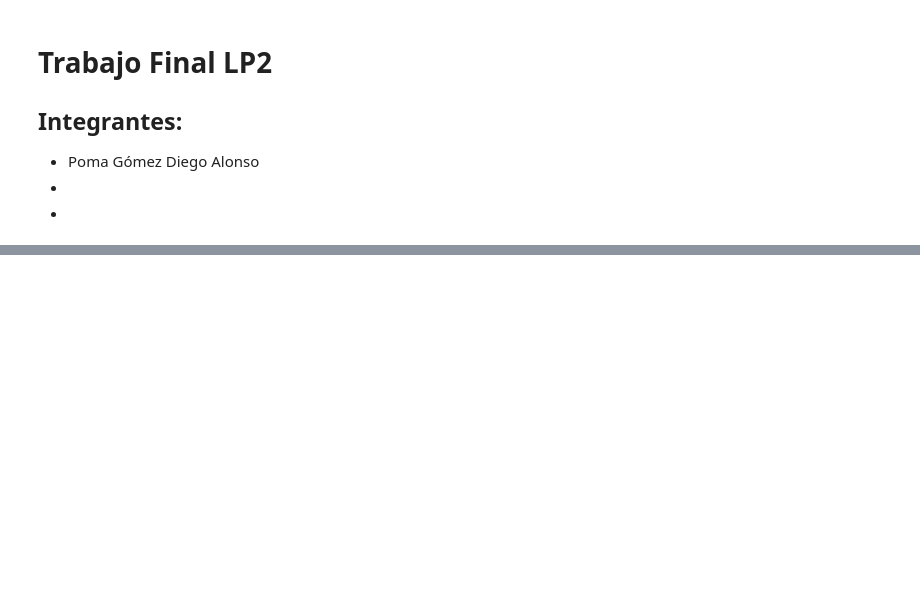
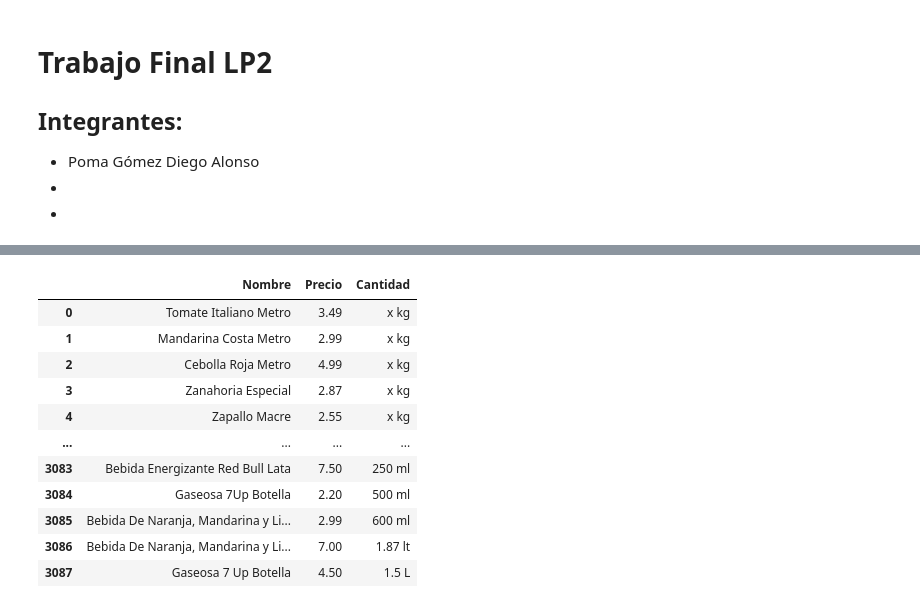
Before and after one commit to Diego020A/Trabajo_Final_LP2, a Jupyter notebook: Final_LP2.ipynb, the cells around one changed output, grey strips where cells are left out. Drawn from its saved outputs; the diff is of its cells as text; code cells hidden in the pictures; blank space fills up the shorter version.

```diff
--- a/Final_LP2.ipynb
+++ b/Final_LP2.ipynb
@@ -89,0 +15,4 @@ Café Instantáneo Altomayo Clásico 50g
+# %%
+# Ingresa producto y correo electrónico
+producto= input("Ingrese el producto a comparar: ")
+correo= input("Ingrese su dirección de correo electrónico (ej: example@gmail) ")
@@ -191,6 +147,10 @@ S/4.50
 # %%
-# Limpieza de datos para crear columna Cantidad
+# LIMPIEZA Y ESTRUCTURACIÓN DE DATOS DESCARGADOS
+
+# Se crea la columna Cantidad
+# Se importan librerias
 import re
+import pandas as pd
 
 total1=[]
 saco1=[]      # Nombre y Precio
@@ -215,57 +175,84 @@ for i in total_datos:
                 saco2.append('Pack') #se almacena pack como cantidad
             elif len(z)>0:
                 saco2.append('Mix') # se almacena Mix como cantidad
 
             elif len(x)>0:
                 if len(w)>0:
                     saco2.append(w[0])
 
-
             elif len(x)==0:
                 if len(oq)==0:
-                    saco2.append('1 unidad')
+                    if len(u)>0:
+                        saco2.append('Duo')
+                    else:
+                        saco2.append('1 unidad')
                 elif len(o)>0:
                     saco2.append(q[0])
-                elif len(u)>=0:
-                    #v=re.findall('\d+\s+([Mm]l|[Kk]g|g|[Uu]nid|[Ll]t|[Ll]|[Ss]obres|gr|[Uu]n\.|[Uu]nidades|Filtrantes|[Ll]itro|[Ll]itros|[Uu]n|[Oo]nzas)',e)
-                    #v1=re.findall('\d+([Mm]l|[Kk]g|g|[Uu]nid|[Ll]t|[Ll]|[Ss]obres|gr|[Uu]n\.|[Uu]nidades|Filtrantes|[Ll]itro|[Ll]itros|[Uu]n|[Oo]nzas)',e)
+                elif len(u)==0:
+                    v=re.findall('\d+\s+([Mm]l|[Kk]g|g|[Uu]nid|[Ll]t|[Ll]|[Ss]obres|gr|[Uu]n\.|[Uu]nidades|Filtrantes|[Ll]itro|[Ll]itros|[Uu]n|[Oo]nzas)',e)
+                    v1=re.findall('\d+([Mm]l|[Kk]g|g|[Uu]nid|[Ll]t|[Ll]|[Ss]obres|gr|[Uu]n\.|[Uu]nidades|Filtrantes|[Ll]itro|[Ll]itros|[Uu]n|[Oo]nzas)',e)
                     # v y v1 sirven para encontrar condiciones en la oracion 'e'
-                    lp=e.split()
-                    a=0
+                    if len(oq)>=2:
+                        t2=re.findall('%',e)
+                        lp=e.split()
+                        a=0
+                        for elem in lp:
+                            t=re.findall('^\d.+([Mm]l|[Kk]g|g|[Uu]nid|[Ll]t|[Ll]|[Ss]obres|gr|[Uu]n\.|[Uu]nidades|Filtrantes|[Ll]itro|[Ll]itros|[Uu]n|[Oo]nzas)$',elem)
+                            t1=re.findall('^([Mm]l|[Kk]g|g|[Uu]nid|[Ll]t|[Ll]|[Ss]obres|gr|[Uu]n\.|[Uu]nidades|Filtrantes|[Ll]itro|[Ll]itros|[Uu]n|[Oo]nzas)$',elem)
 
-                    for elem in lp:
-                        t=re.findall('^\d.+([Mm]l|[Kk]g|g|[Uu]nid|[Ll]t|[Ll]|[Ss]obres|gr|[Uu]n\.|[Uu]nidades|Filtrantes|[Ll]itro|[Ll]itros|[Uu]n|[Oo]nzas)$',elem)
-                        t1=re.findall('^([Mm]l|[Kk]g|g|[Uu]nid|[Ll]t|[Ll]|[Ss]obres|gr|[Uu]n\.|[Uu]nidades|Filtrantes|[Ll]itro|[Ll]itros|[Uu]n|[Oo]nzas)$',elem)
-                        t2=re.findall('%',elem)
-                        if len(t)==1:
-                            saco2.append(lp[a])
-                        elif len(t1)==1:
-                            saco2.append(lp[a-1]+' '+lp[a])
+                            if len(t)==1:
+                                saco2.append(lp[a])
+                            elif len(t1)==1:
+                                saco2.append(lp[a-1]+' '+lp[a])
+                            a=a+1
+                    else:
+                        saco2.append(q[0])
 
-                        else:
-                            saco2.append(q[0])
-                            break
+                    if len(v)==0 or len(v1)==0:
+                        saco2.append(q[0])
 
-                        a=a+1
-
-                else:
-                    saco2.append(q[0])
+                elif len(u)>0:
+                    saco2.append('Pack')
             else:
                 saco2.append(q[0])
 
-            saco1=saco1[0].replace(saco2[0],'')
-            saco3.append(saco1)
+            if saco2[0]=='Pack' or saco2[0]=='Mix':
+                saco3.append(saco1[0])
+            else:
+                saco1=saco1[0].replace(saco2[0],'')
+                saco3.append(saco1)
+
         elif e==i[1]:
             e=e.split()
             for q in e:
                 z=re.findall('\d.+',q)
                 if len(z)>0:
                     saco3.append(z[0])
 
     saco3.append(saco2[0])
     total1.append(saco3)
 
-#len(precio1)   3110
-for i in total1:
-    print(i)
+#
+##len(total1)
+
+#for i in total1:
+#    print(i)
+
+# Se crea dataframe con datos ya estructurados con las columnas Nombre-Precio(S/.)-Cantidad
+
+columnas=['Nombre','Precio','Cantidad']
+datos1=pd.DataFrame(data=total1,columns=columnas)
+datos1
 # %% [output]
+|  | Nombre | Precio | Cantidad |
+| 0 | Tomate Italiano Metro | 3.49 | x kg |
+| 1 | Mandarina Costa Metro | 2.99 | x kg |
+| 2 | Cebolla Roja Metro | 4.99 | x kg |
+| 3 | Zanahoria Especial | 2.87 | x kg |
+| 4 | Zapallo Macre | 2.55 | x kg |
+| ... | ... | ... | ... |
+| 3083 | Bebida Energizante Red Bull Lata | 7.50 | 250 ml |
+| 3084 | Gaseosa 7Up Botella | 2.20 | 500 ml |
+| 3085 | Bebida De Naranja, Mandarina y Li... | 2.99 | 600 ml |
+| 3086 | Bebida De Naranja, Mandarina y Li... | 7.00 | 1.87 lt |
+| 3087 | Gaseosa 7 Up Botella | 4.50 | 1.5 L |
```
Also changed, not shown: parts of 11 cells of this notebook, 1 other file.
